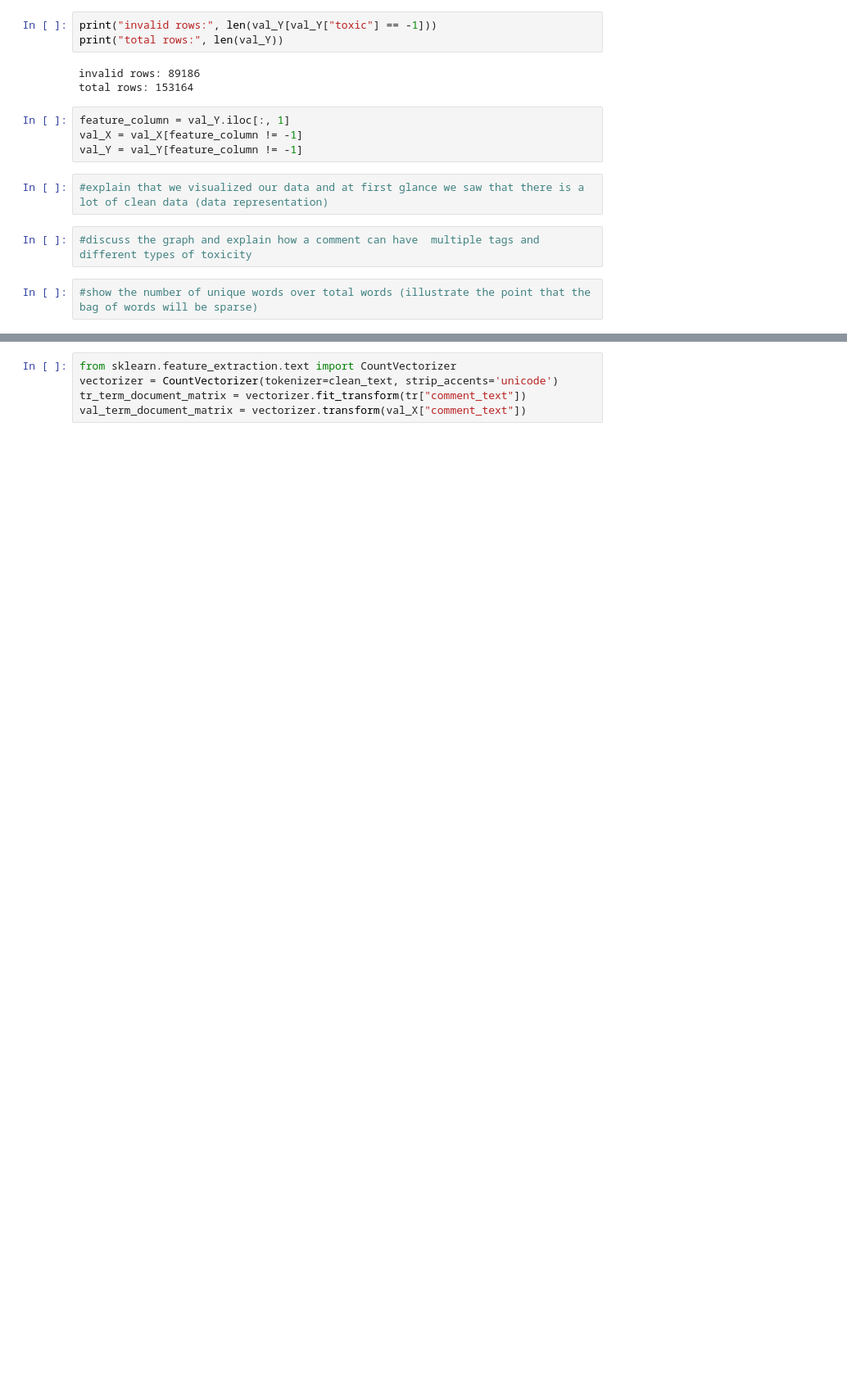
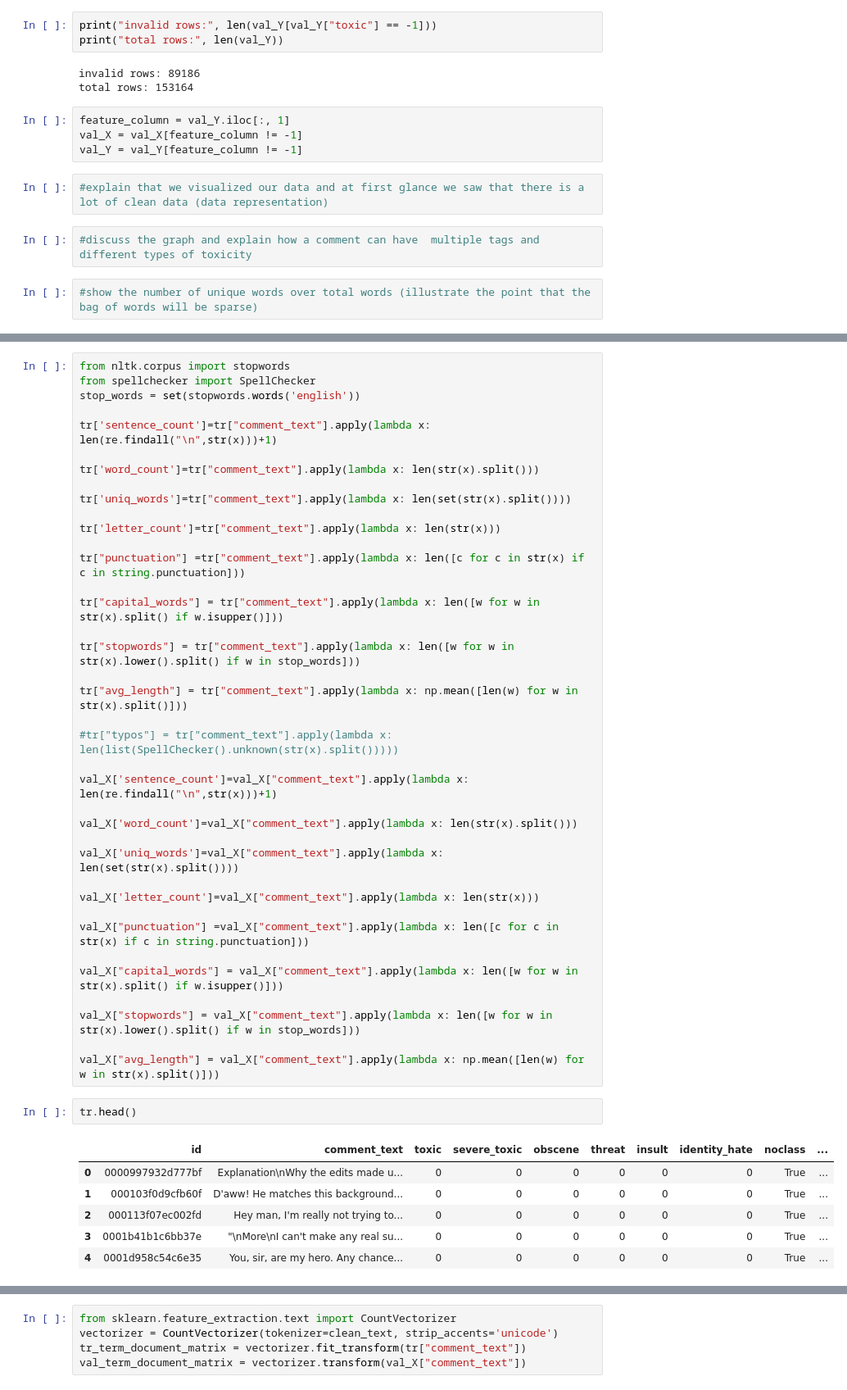
Before and after one commit to jacobseunglee/toxic-comment-classification, a Jupyter notebook: submission.ipynb, the cells around one changed output, grey strips where cells are left out. Shown at 82% size. Cells and saved outputs as stored; diff of their text form; blank space fills up the shorter version.

```diff
--- a/submission.ipynb
+++ b/submission.ipynb
@@ -132,0 +138,47 @@ val_Y = val_Y[feature_column != -1]
+# %%
+from nltk.corpus import stopwords
+from spellchecker import SpellChecker
+stop_words = set(stopwords.words('english'))
+
+tr['sentence_count']=tr["comment_text"].apply(lambda x: len(re.findall("\n",str(x)))+1)
+
+tr['word_count']=tr["comment_text"].apply(lambda x: len(str(x).split()))
+
+tr['uniq_words']=tr["comment_text"].apply(lambda x: len(set(str(x).split())))
+
+tr['letter_count']=tr["comment_text"].apply(lambda x: len(str(x)))
+
+tr["punctuation"] =tr["comment_text"].apply(lambda x: len([c for c in str(x) if c in string.punctuation]))
+
+tr["capital_words"] = tr["comment_text"].apply(lambda x: len([w for w in str(x).split() if w.isupper()]))
+
+tr["stopwords"] = tr["comment_text"].apply(lambda x: len([w for w in str(x).lower().split() if w in stop_words]))
+
+tr["avg_length"] = tr["comment_text"].apply(lambda x: np.mean([len(w) for w in str(x).split()]))
+
+#tr["typos"] = tr["comment_text"].apply(lambda x: len(list(SpellChecker().unknown(str(x).split()))))
+
+val_X['sentence_count']=val_X["comment_text"].apply(lambda x: len(re.findall("\n",str(x)))+1)
+
+val_X['word_count']=val_X["comment_text"].apply(lambda x: len(str(x).split()))
+
+val_X['uniq_words']=val_X["comment_text"].apply(lambda x: len(set(str(x).split())))
+
+val_X['letter_count']=val_X["comment_text"].apply(lambda x: len(str(x)))
+
+val_X["punctuation"] =val_X["comment_text"].apply(lambda x: len([c for c in str(x) if c in string.punctuation]))
+
+val_X["capital_words"] = val_X["comment_text"].apply(lambda x: len([w for w in str(x).split() if w.isupper()]))
+
+val_X["stopwords"] = val_X["comment_text"].apply(lambda x: len([w for w in str(x).lower().split() if w in stop_words]))
+
+val_X["avg_length"] = val_X["comment_text"].apply(lambda x: np.mean([len(w) for w in str(x).split()]))
+# %%
+tr.head()
+# %% [output]
+|  | id | comment_text | toxic | severe_toxic | obscene | threat | insult | identity_hate | noclass | ... |
+| 0 | 0000997932d777bf | Explanation\nWhy the edits made u... | 0 | 0 | 0 | 0 | 0 | 0 | True | ... |
+| 1 | 000103f0d9cfb60f | D'aww! He matches this background... | 0 | 0 | 0 | 0 | 0 | 0 | True | ... |
+| 2 | 000113f07ec002fd | Hey man, I'm really not trying to... | 0 | 0 | 0 | 0 | 0 | 0 | True | ... |
+| 3 | 0001b41b1c6bb37e | "\nMore\nI can't make any real su... | 0 | 0 | 0 | 0 | 0 | 0 | True | ... |
+| 4 | 0001d958c54c6e35 | You, sir, are my hero. Any chance... | 0 | 0 | 0 | 0 | 0 | 0 | True | ... |
```
Also changed, not shown: parts of 14 cells of this notebook.
